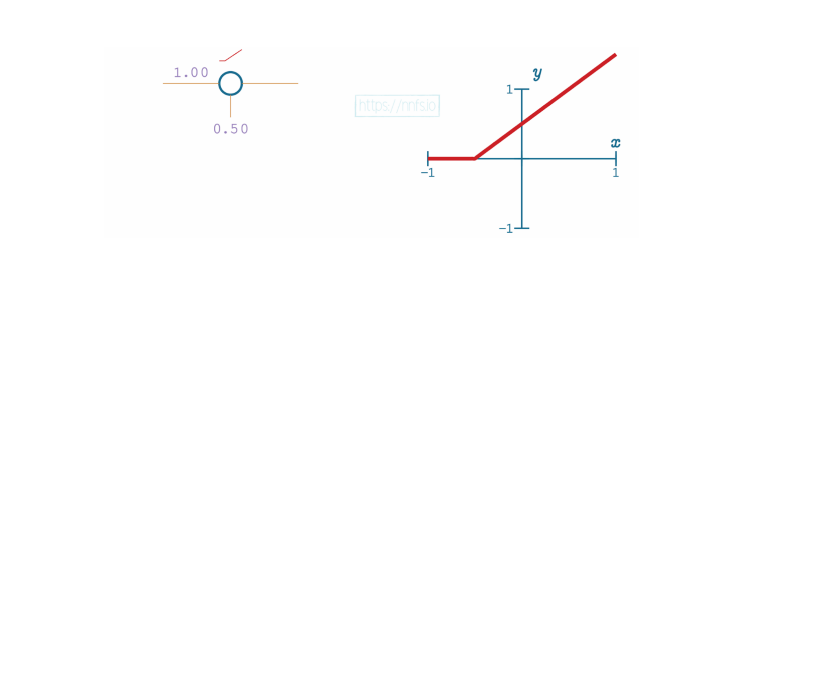
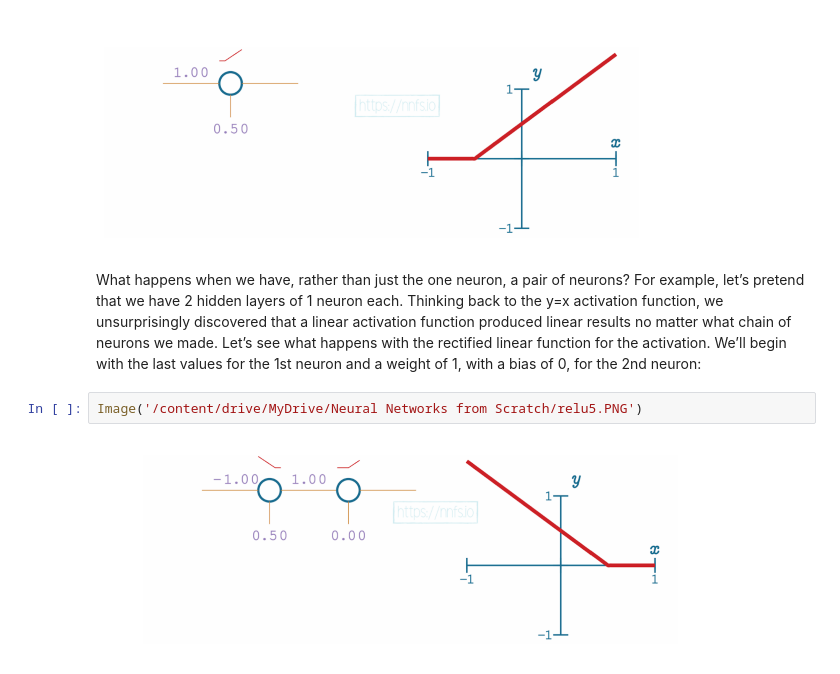
Before and after one commit to charu11/Neural-Networks-from-Scratch, a Jupyter notebook: Neural_networks_from_scratch.ipynb, the cells around one changed output. Saved outputs shown, nothing was run; the diff lists cells and outputs as text; blank space fills up the shorter version.

Commit message:
ReLU activation function created

```diff
--- a/Neural_networks_from_scratch.ipynb
+++ b/Neural_networks_from_scratch.ipynb
@@ -463,3 +505,14 @@ Now lets increase the bias as well. now both weight and bias has a value.
 Image('/content/drive/MyDrive/Neural Networks from Scratch/relu3.PNG')
 # %% [output]
 [figure]
+# %% [markdown]
+What happens when we have, rather than just the one neuron, a pair of neurons? For example,
+let’s pretend that we have 2 hidden layers of 1 neuron each. Thinking back to the y=x activation
+function, we unsurprisingly discovered that a linear activation function produced linear results no
+matter what chain of neurons we made. Let’s see what happens with the rectified linear function
+for the activation. We’ll begin with the last values for the 1st neuron and a weight of 1, with a
+bias of 0, for the 2nd neuron:
+# %%
+Image('/content/drive/MyDrive/Neural Networks from Scratch/relu5.PNG')
+# %% [output]
+[figure, added]
```
Also changed, not shown: parts of 23 cells of this notebook.
